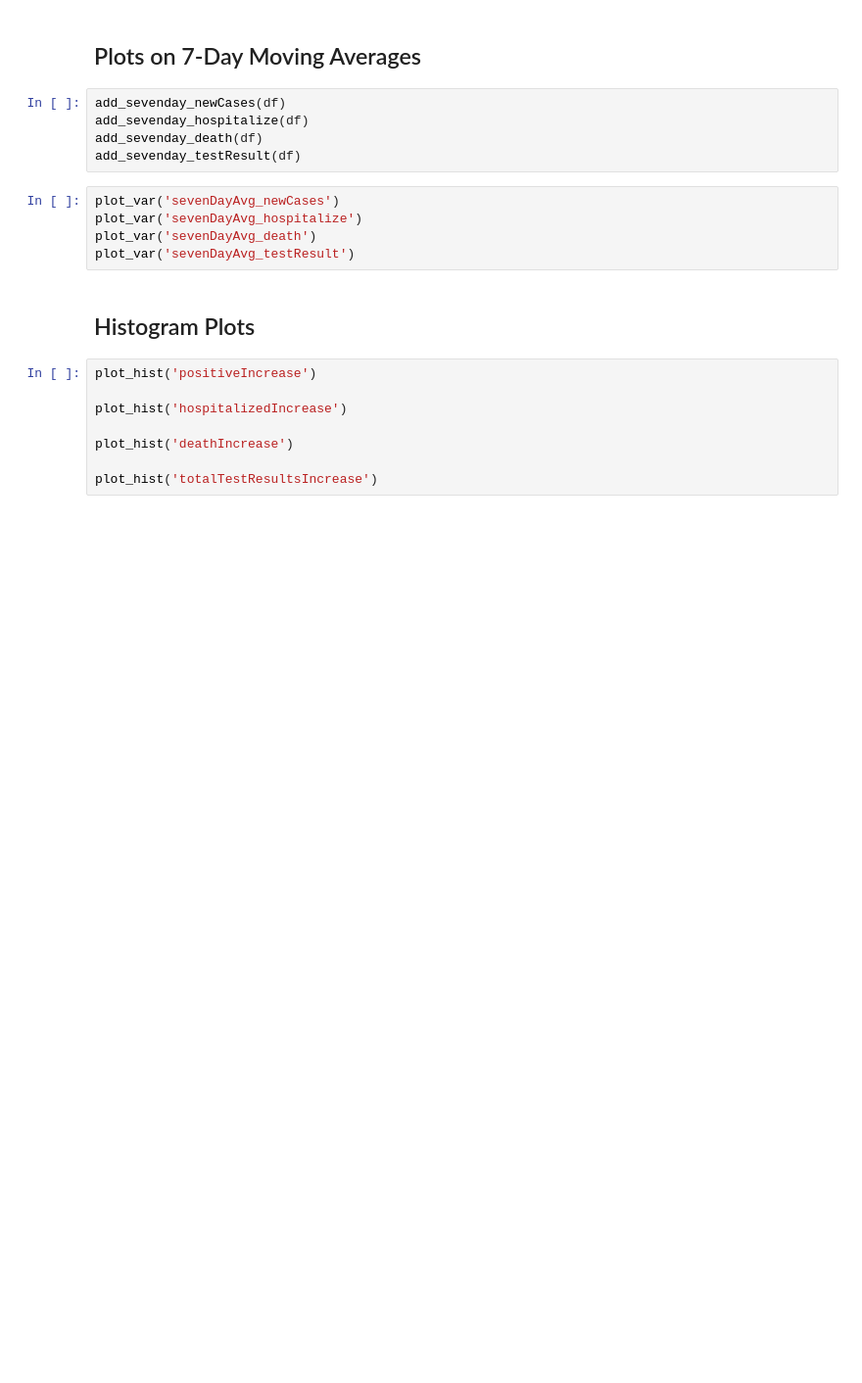
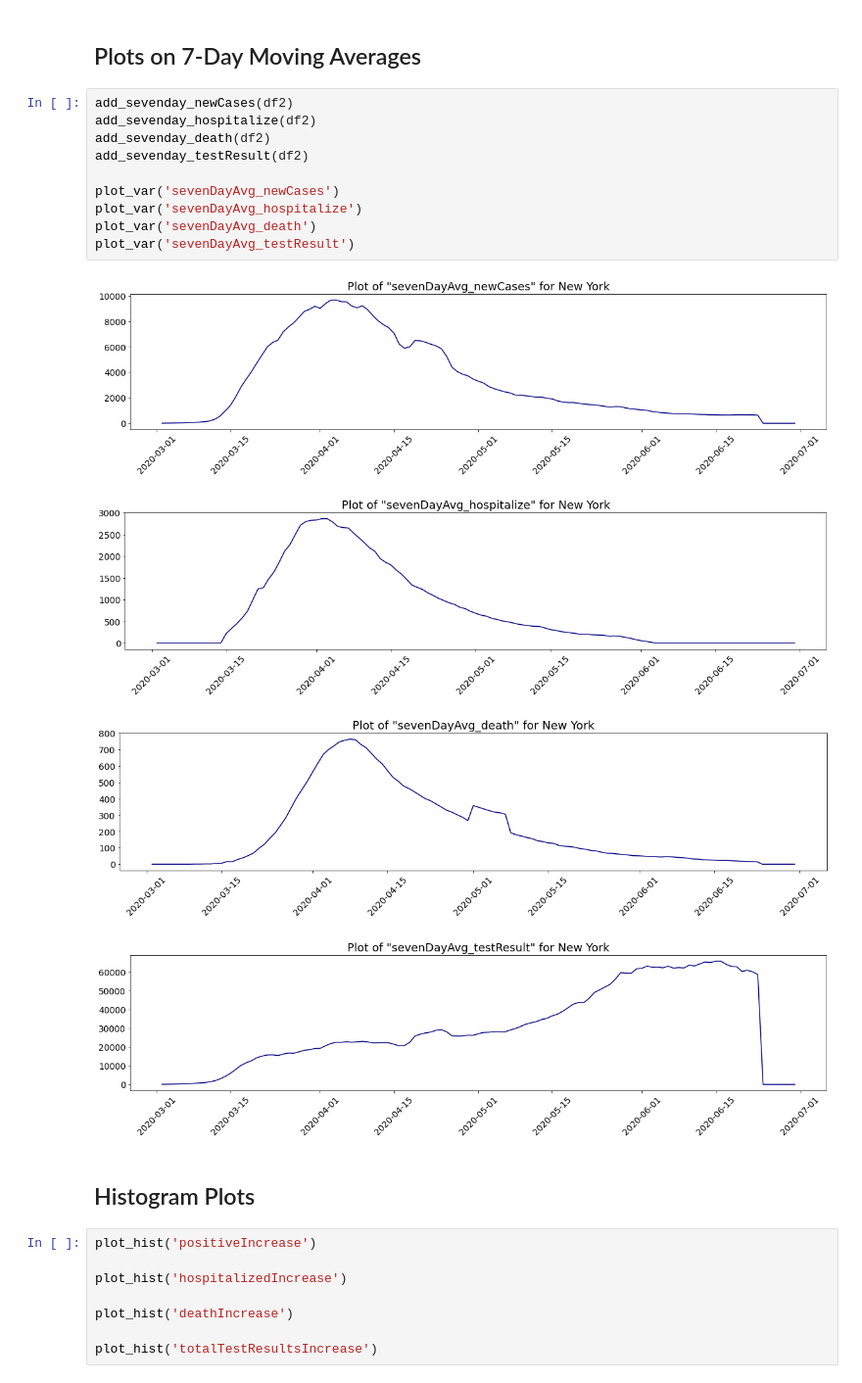
Before and after one commit to JohnKHancock/CUNY_DATA_698_Maters_Project, a Jupyter notebook: project-model/covid19-model-v2.ipynb, the cells around one changed output. Shown at 98% size. Cells and saved outputs as stored; diff of their text form; blank space fills up the shorter version.

```diff
--- a/project-model/covid19-model-v2.ipynb
+++ b/project-model/covid19-model-v2.ipynb
@@ -249,15 +430,20 @@ df.reset_index(level=0, inplace=True)
 # %% [markdown]
 ## Plots on 7-Day Moving Averages
-# %%
-add_sevenday_newCases(df)
-add_sevenday_hospitalize(df)
-add_sevenday_death(df)
-add_sevenday_testResult(df)
 # %%
+add_sevenday_newCases(df2)
+add_sevenday_hospitalize(df2)
+add_sevenday_death(df2)
+add_sevenday_testResult(df2)
+
 plot_var('sevenDayAvg_newCases')
 plot_var('sevenDayAvg_hospitalize')
 plot_var('sevenDayAvg_death')
 plot_var('sevenDayAvg_testResult')
+# %% [output]
+[figure, added]
+[figure, added]
+[figure, added]
+[figure, added]
 # %% [markdown]
 ## Histogram Plots
 # %%
```
Also changed, not shown: parts of 42 cells of this notebook.
